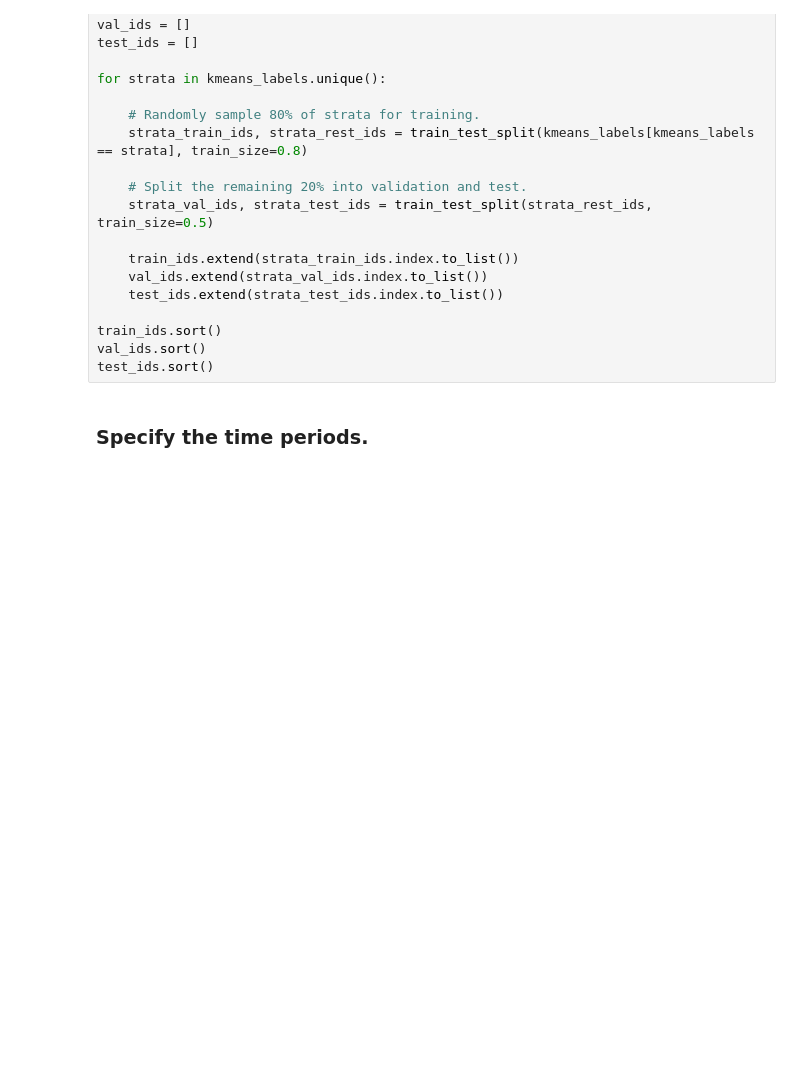
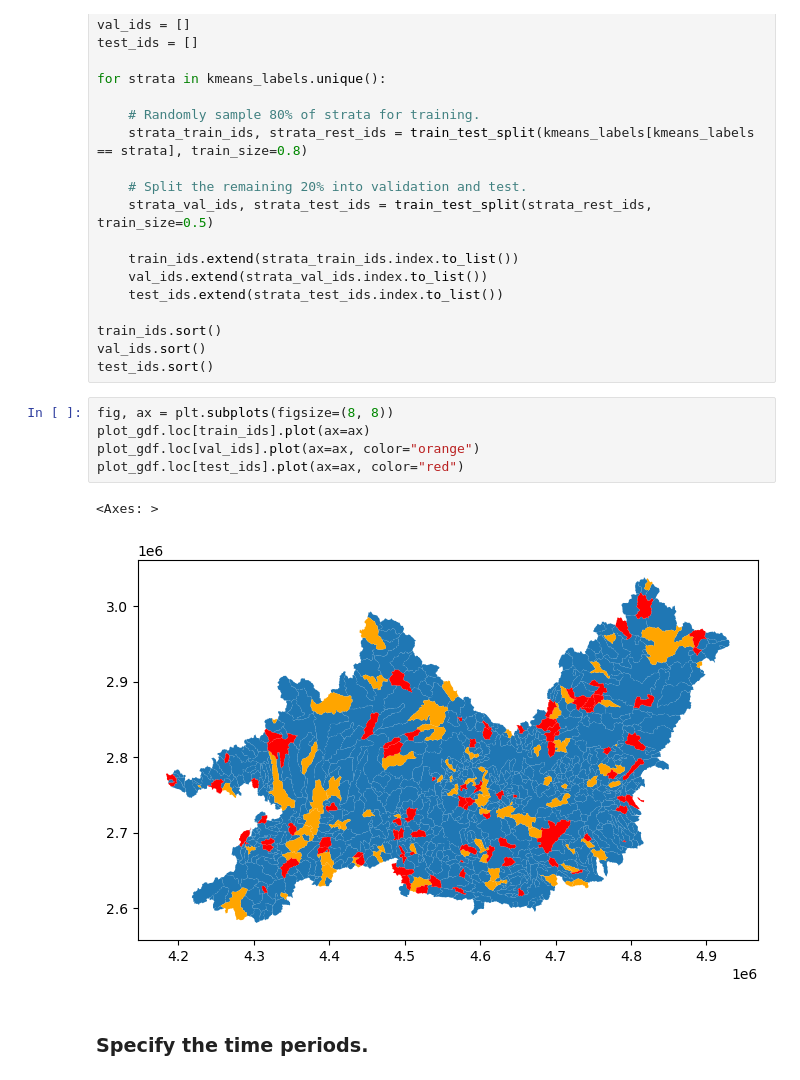
Before and after one commit to tripleUU-U/lamah-ce_lstm, a Jupyter notebook: preprocessing/make_splits.ipynb, the cells around one changed output. Saved outputs shown, nothing was run; the diff lists cells and outputs as text; blank space fills up the shorter version.

```diff
--- a/preprocessing/make_splits.ipynb
+++ b/preprocessing/make_splits.ipynb
@@ -285,6 +307,14 @@ for strata in kmeans_labels.unique():
 train_ids.sort()
 val_ids.sort()
 test_ids.sort()
+# %%
+fig, ax = plt.subplots(figsize=(8, 8))
+plot_gdf.loc[train_ids].plot(ax=ax)
+plot_gdf.loc[val_ids].plot(ax=ax, color="orange")
+plot_gdf.loc[test_ids].plot(ax=ax, color="red")
+# %% [output]
+<Axes: >
+[figure, added]
 # %% [markdown]
 ### Specify the time periods.
 # %% [markdown]
```
Also changed, not shown: parts of 7 cells of this notebook, 6 other files.
